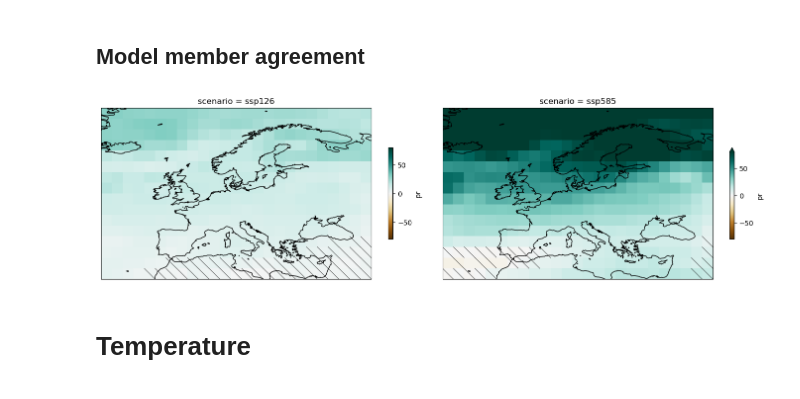
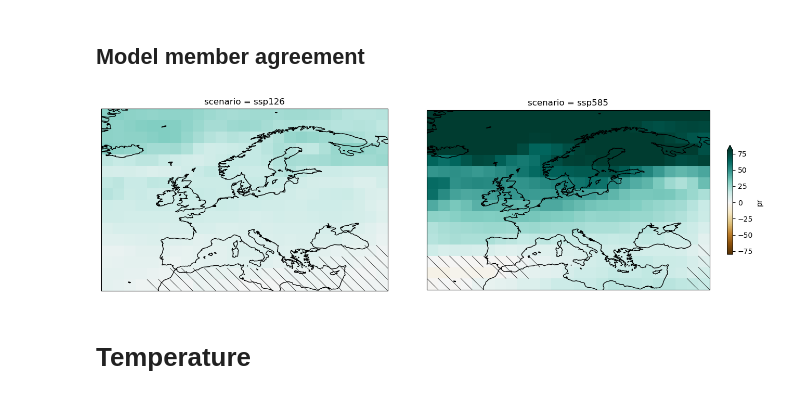
Before and after one commit to zequihg50/esgf-virtual-aggregation, a Jupyter notebook: model_evaluation.ipynb, the cells around one changed output. Drawn from its saved outputs; the diff is of its cells as text; code cells hidden in the pictures.

```diff
--- a/model_evaluation.ipynb
+++ b/model_evaluation.ipynb
@@ -144,37 +142,37 @@ def hatching(plot, mask, data):
 fig, axes = plt.subplots(1,2,figsize=(14,4),subplot_kw=dict(projection=ccrs.PlateCarree(central_longitude=0)))
 
 ens_mean_ssp126 = delta_rel.sel(scenario="ssp126").mean("variant_label")
 ens_mean_ssp585 = delta_rel.sel(scenario="ssp585").mean("variant_label")
 
 mask_ssp126 = delta.sel(scenario="ssp126").reduce(model_agreement, "variant_label")
 mask_ssp585 = delta.sel(scenario="ssp585").reduce(model_agreement, "variant_label")
 
 plot_ssp126 = ens_mean_ssp126.plot(
     ax=axes[0],
-    add_colorbar=True,
+    add_colorbar=False,
     cmap="BrBG",
-    cbar_kwargs={"shrink": .5},
+    #cbar_kwargs={"shrink": .5},
     vmin=-80, vmax=80,
     transform=ccrs.PlateCarree(central_longitude=180))
 
 plot_ssp585 = ens_mean_ssp585.plot(
     ax=axes[1],
     add_colorbar=True,
     cmap="BrBG",
-    cbar_kwargs={"shrink": .5},
+    cbar_kwargs={"shrink": .6},
     vmin=-80, vmax=80,
     transform=ccrs.PlateCarree(central_longitude=180))
 
 axes[0].coastlines()
 axes[1].coastlines()
 
 hatching(plot_ssp126, ~mask_ssp126, ens_mean_ssp126)
 hatching(plot_ssp585, ~mask_ssp585, ens_mean_ssp585)
 
 plt.tight_layout()
 plt.savefig("pr-deltas.svg")
 # %% [output]
-[figure, old version]
+[figure, new version]
 # %% [markdown]
 # Temperature
 # %% [markdown]
```
Also changed, not shown: parts of 4 cells of this notebook.
